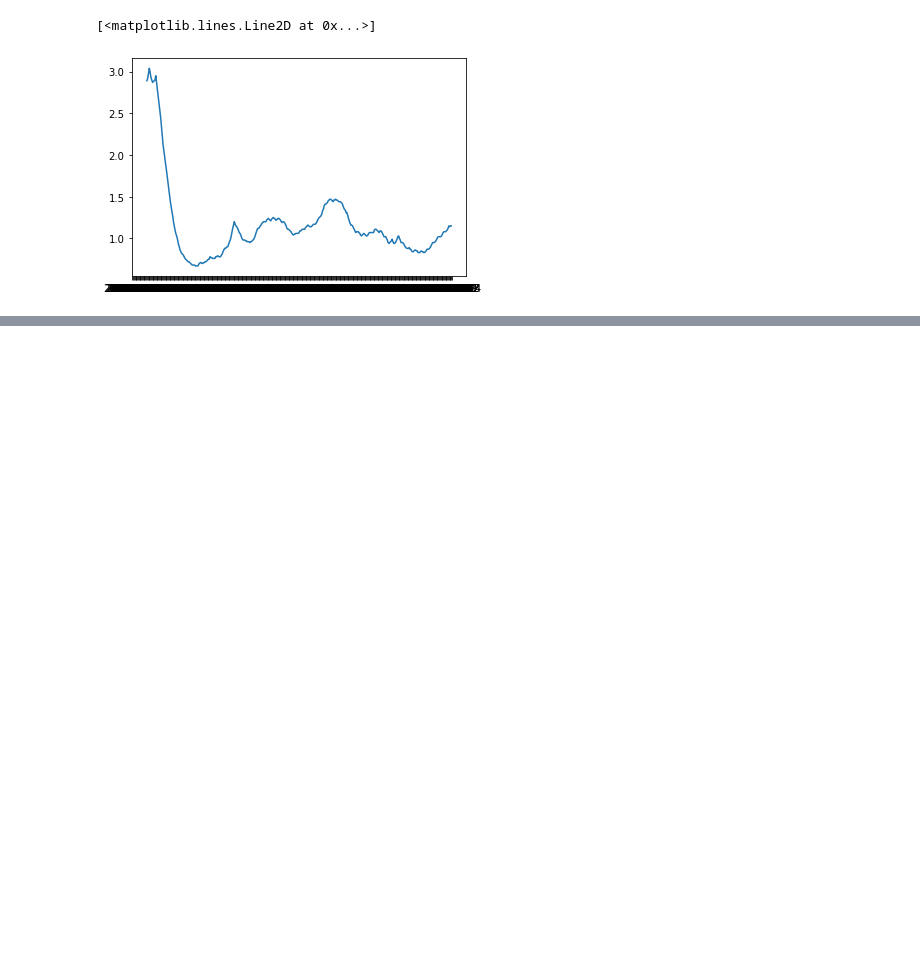
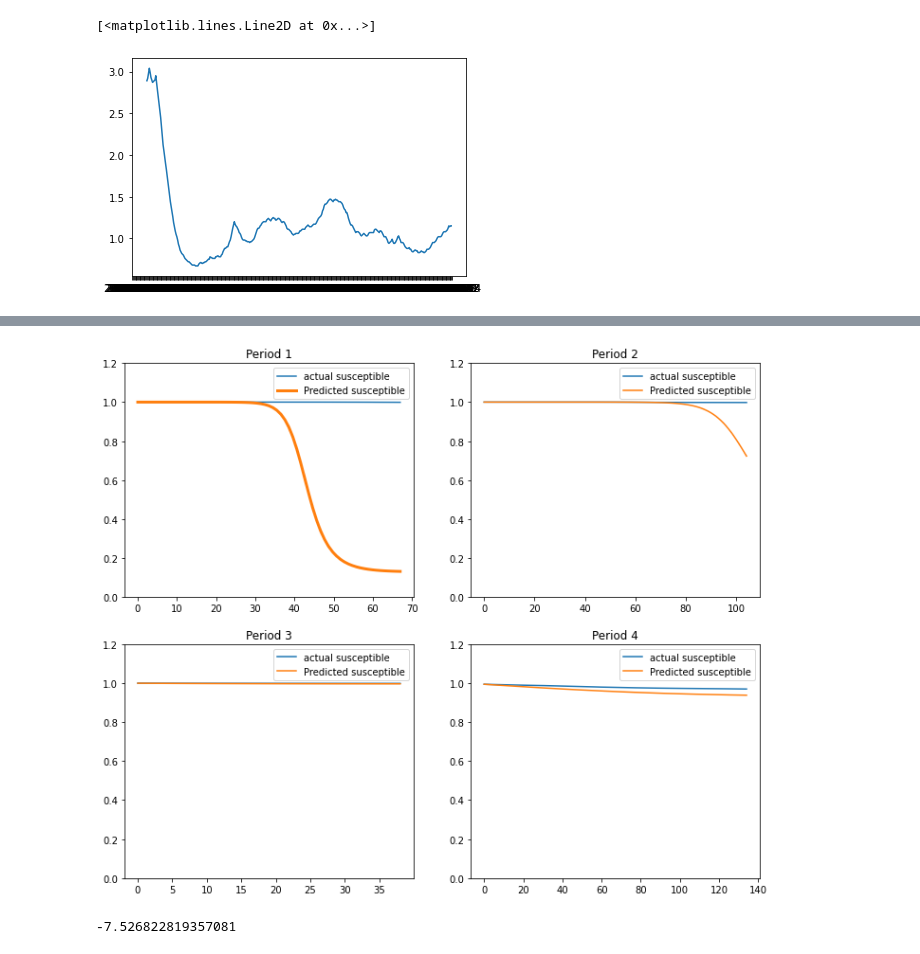
Before and after one commit to Sambhavi-G/covid_thinkit, a Jupyter notebook: Covid_data.ipynb, the cells around one changed output, grey strips where cells are left out. Drawn from its saved outputs; the diff is of its cells as text; code cells hidden in the pictures; blank space fills up the shorter version.

```diff
--- a/Covid_data.ipynb
+++ b/Covid_data.ipynb
@@ -613,0 +661,39 @@ s1, i1, r1 = soln1.T#incomplete
+# %%
+fig_eval1=plt.figure()
+eval_ax1= fig_eval1.add_subplot(2,2,1)
+eval_ax2= fig_eval1.add_subplot(2,2,2)
+eval_ax3= fig_eval1.add_subplot(2,2,3)
+eval_ax4= fig_eval1.add_subplot(2,2,4)
+
+eval_ax1.plot(t1,(germany_r0_data.loc[0:66,'susceptible']/N), label='actual susceptible')
+eval_ax1.plot(t1, s1, lw=3, label='Predicted susceptible')
+eval_ax1.legend()
+eval_ax1.set_title('Period 1')
+eval_ax1.set_ylim(0,1.2)
+
+eval_ax2.plot(t2,(germany_r0_data.loc[0:103,'susceptible']/N), label='actual susceptible')
+eval_ax2.plot(t2, s2,label='Predicted susceptible')
+eval_ax2.legend()
+eval_ax2.set_title('Period 2')
+eval_ax2.set_ylim(0,1.2)
+
+eval_ax3.plot(t3,(germany_r0_data.loc[68:105,'susceptible']/N), label='actual susceptible')
+eval_ax3.plot(t3, s3, label='Predicted susceptible')
+eval_ax3.legend()
+eval_ax3.set_title('Period 3')
+eval_ax3.set_ylim(0,1.2)
+
+eval_ax4.plot(t4,(germany_r0_data.loc[279:,'susceptible']/N), label='actual susceptible')
+eval_ax4.plot(t4, s4, label='Predicted susceptible')
+eval_ax4.legend()
+eval_ax4.set_title('Period 4')
+eval_ax4.set_ylim(0,1.2)
+
+fig_eval1.set_figheight(10)
+fig_eval1.set_figwidth(12)
+# %% [output]
+[figure, added]
+# %%
+r2_score((germany_r0_data.loc[279:,'susceptible']/N), s4)
+# %% [output]
+-7.526822819357081
```
Also changed, not shown: parts of 22 cells of this notebook.
